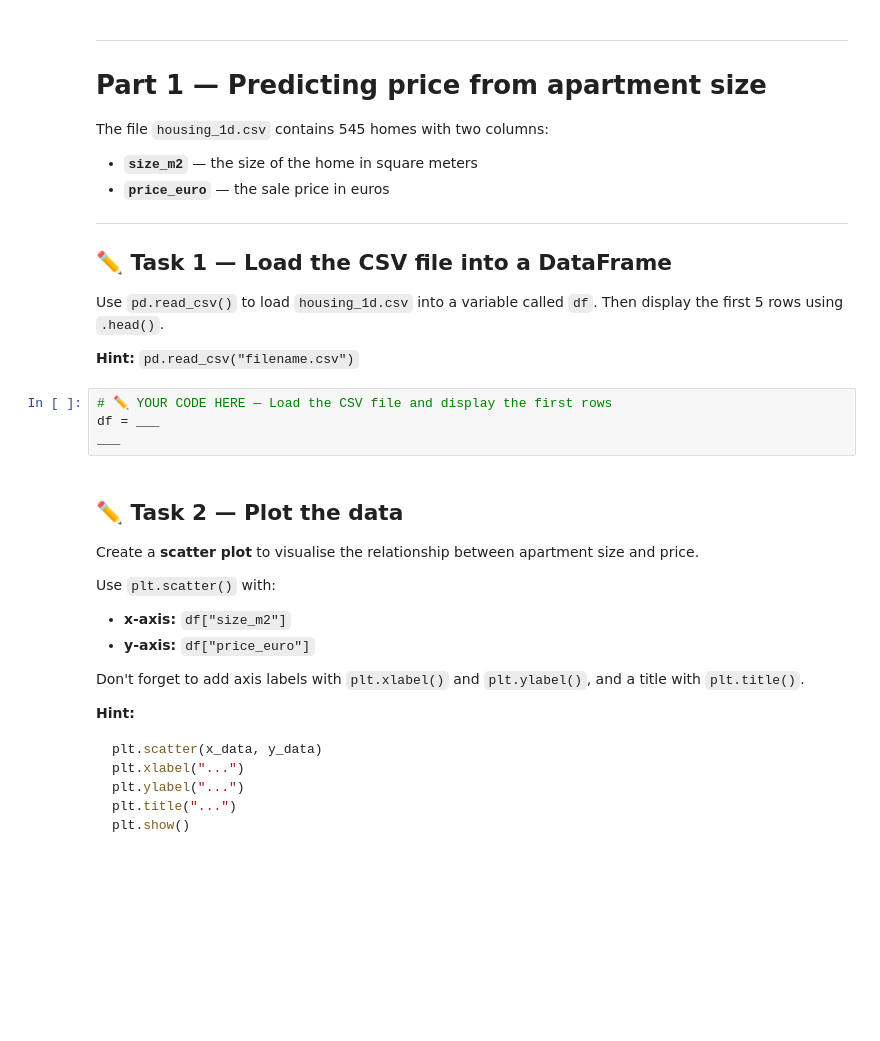
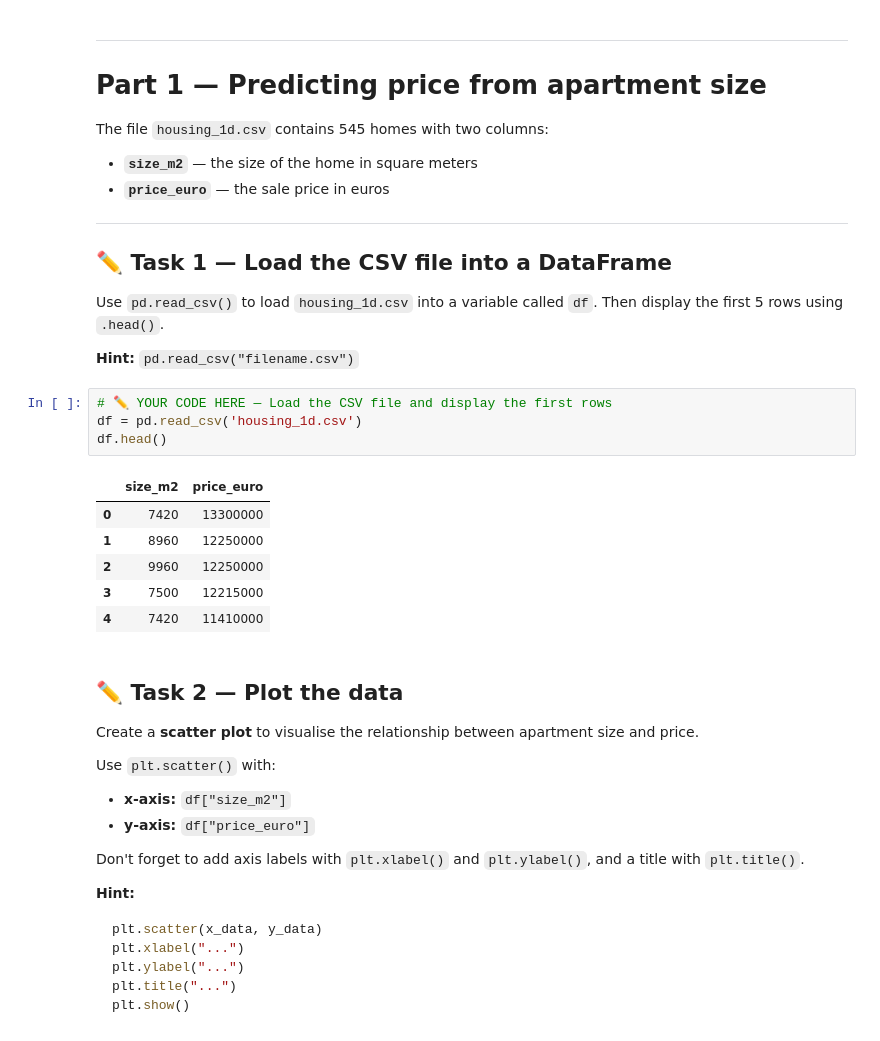
Before and after one commit to KWycliff/machine_learning, a Jupyter notebook: exercises/linear_regression/intro_to_regression.ipynb, the cells around one changed output. Cells and saved outputs as stored; diff of their text form; blank space fills up the shorter version.

```diff
--- a/exercises/linear_regression/intro_to_regression.ipynb
+++ b/exercises/linear_regression/intro_to_regression.ipynb
@@ -54,8 +58,15 @@ Then display the first 5 rows using `.head()`.
 **Hint:** `pd.read_csv("filename.csv")`
 # %%
 # ✏️ YOUR CODE HERE — Load the CSV file and display the first rows
-df = ___
-___
+df = pd.read_csv('housing_1d.csv')
+df.head()
+# %% [output]
+|  | size_m2 | price_euro |
+| 0 | 7420 | 13300000 |
+| 1 | 8960 | 12250000 |
+| 2 | 9960 | 12250000 |
+| 3 | 7500 | 12215000 |
+| 4 | 7420 | 11410000 |
 # %% [markdown]
 ## ✏️ Task 2 — Plot the data
 
```
Also changed, not shown: parts of 9 cells of this notebook.
